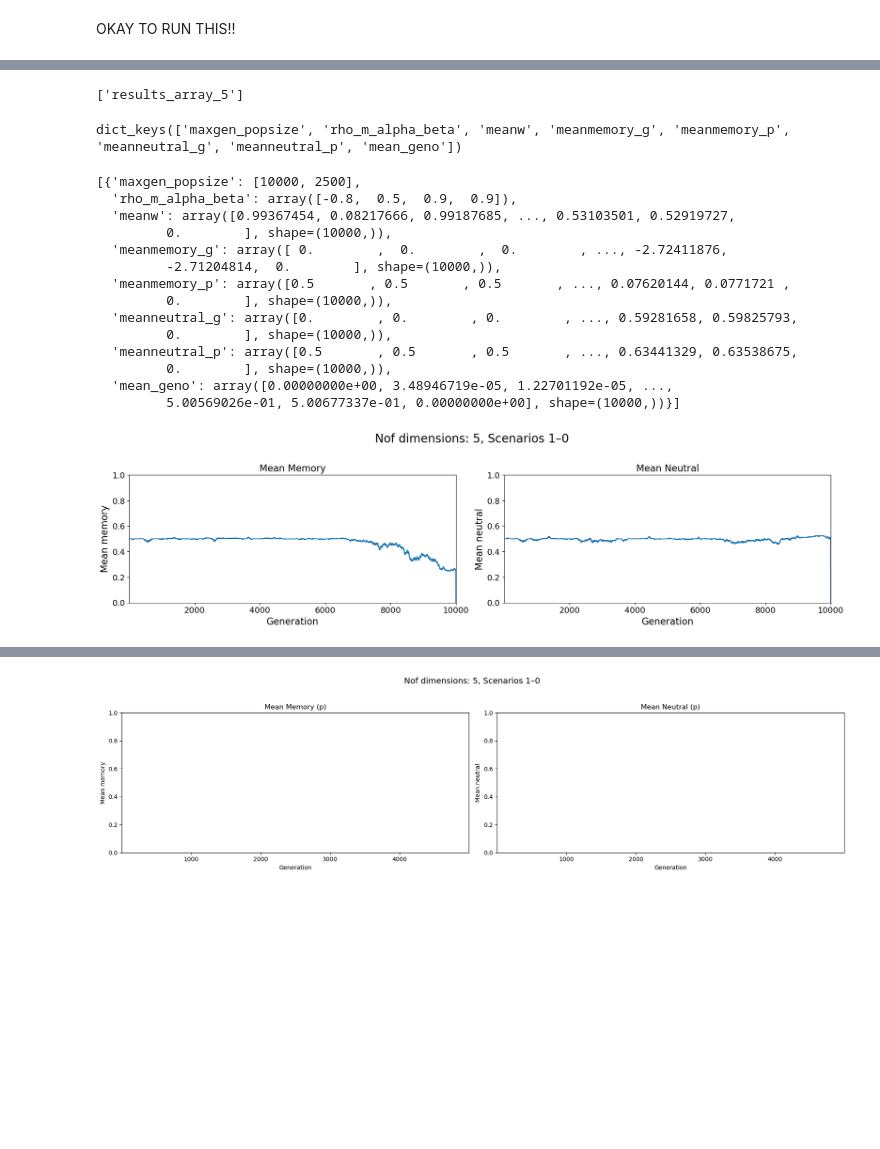
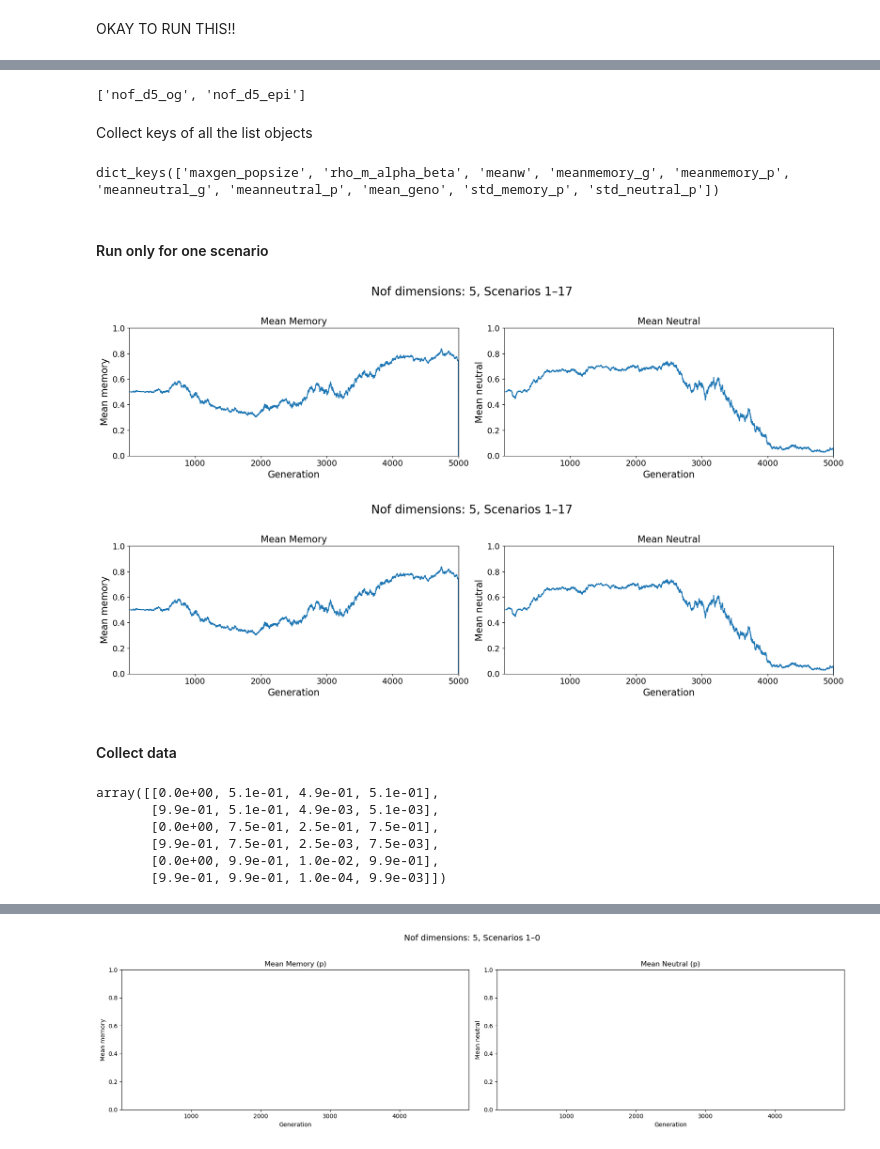
Before and after one commit to Uthara28/Epigenetic-Decay, a Jupyter notebook: Hanna_simu/simulation/interactive_simu_shortergentime.ipynb, the cells around one changed output, grey strips where cells are left out. Saved outputs shown, nothing was run; the diff lists cells and outputs as text; code cells hidden in the pictures; blank space fills up the shorter version.

Commit message:
examine individual simulations + add std to trajectory plots

```diff
--- a/Hanna_simu/simulation/interactive_simu_shortergentime.ipynb
+++ b/Hanna_simu/simulation/interactive_simu_shortergentime.ipynb
@@ -160,7 +172,7 @@ nof_scenarios: 1
 popsize = 2500
 
 # Mutation rates: [epi-memory mutation rate, geno mutation rate]
-mutrate = [0.0001, 0.0001]
+mutrate = [0.001, 0.001]
 
 # Mutation sizes: [epi-memory mutation size, geno mutation size]
 mutsize = [1, 1]
@@ -168,6 +180,8 @@ mutsize = [1, 1]
 epsilon = 0.05 # phenotypic noise
 
 initial_memory = 0
+
+results_array = {}  ### DONT FORGET TO RUN BEFORE NEW PARAM CONDITIONS
 # %% [markdown]
  mutrate = [0.0001, 0.0001] seems to produce mutation sizes that are good enouhgh for for attaining high values and not fluctuating a lot because of too much highness
 # %%
@@ -177,5 +191,6 @@ mutrate[0]*mutsize[0]
+# %%
+onlygen = False
 # %%
-results_array = {}  ### DONT FORGET TO RUN BEFORE NEW PARAM CONDITIONS
 
 # Number of dimensions (can be 1 or more)
 nof_dimensions = 5
@@ -192,14 +207,18 @@ if __name__ == '__main__':
 
     # Create all combinations of sigma_mut and sigma_alpha
     param_grid = [
-        (scenario, popsize, maxgen, dims, N, mutsize, mutrate, epsilon, nof_dimensions, False) #only genetics can either be True or false
+        (scenario, popsize, maxgen, dims, N, mutsize, mutrate, epsilon, nof_dimensions, onlygen) #only genetics can either be True or false
         for _, scenario in enumerate(clean_data_env) #where each row corresponds to one scenario
     ]
 
     num_cpus = 6
 
     with concurrent.futures.ProcessPoolExecutor(num_cpus) as executor:
-        name = f'results_array_{nof_dimensions}'
+        if onlygen:
+            name = f'nof_d{nof_dimensions}_og'
+        else:
+            name =f'nof_d{nof_dimensions}_epi'
+
         results_array[name] = list(executor.map(run_simulation, param_grid))
 print(N.shape)
 # %% [output]
@@ -285,28 +278,13 @@ results_array
 # %%
-sorted_epi_keys = sorted(results_array.keys(), key=lambda x: int(re.findall(r'\d+', x)[0]))
-sorted_epi_keys
+sorted_keys = sorted(results_array.keys(), key=lambda x: int(re.findall(r'\d+', x)[0]))
+sorted_keys
 # %% [output]
-['results_array_5']
+['nof_d5_og', 'nof_d5_epi']
+# %% [markdown]
+Collect keys of all the list objects
 # %%
 # Get all keys
-keys = results_array[sorted_epi_keys[0]][0].keys()
+keys = results_array[sorted_keys[0]][0].keys()
 keys
 # %% [output]
-dict_keys(['maxgen_popsize', 'rho_m_alpha_beta', 'meanw', 'meanmemory_g', 'meanmemory_p', 'meanneutral_g', 'meanneutral_p', 'mean_geno'])
+dict_keys(['maxgen_popsize', 'rho_m_alpha_beta', 'meanw', 'meanmemory_g', 'meanmemory_p', 'meanneutral_g', 'meanneutral_p', 'mean_geno', 'std_memory_p', 'std_neutral_p'])
-# %%
-results_array['results_array_5']
-# %% [output]
-[{'maxgen_popsize': [10000, 2500],
-  'rho_m_alpha_beta': array([-0.8,  0.5,  0.9,  0.9]),
-  'meanw': array([0.99367454, 0.08217666, 0.99187685, ..., 0.53103501, 0.52919727,
-         0.        ], shape=(10000,)),
-  'meanmemory_g': array([ 0.        ,  0.        ,  0.        , ..., -2.72411876,
-         -2.71204814,  0.        ], shape=(10000,)),
-  'meanmemory_p': array([0.5       , 0.5       , 0.5       , ..., 0.07620144, 0.0771721 ,
-         0.        ], shape=(10000,)),
-  'meanneutral_g': array([0.        , 0.        , 0.        , ..., 0.59281658, 0.59825793,
-         0.        ], shape=(10000,)),
-  'meanneutral_p': array([0.5       , 0.5       , 0.5       , ..., 0.63441329, 0.63538675,
-         0.        ], shape=(10000,)),
-  'mean_geno': array([0.00000000e+00, 3.48946719e-05, 1.22701192e-05, ...,
-         5.00569026e-01, 5.00677337e-01, 0.00000000e+00], shape=(10000,))}]
@@ -313,3 +300,5 @@ results_array['results_array_5']
+# %% [markdown]
+#### Run only for one scenario
 # %%
 start = 1
 concatenated_results = {}
@@ -318,42 +307,45 @@ for array in sorted_epi_keys:
     nof_dims = re.findall(r'\d+', array)[0]
 
     # Extract variables
-    data = results_array['results_array_5'][0]
+    data = results_array[sorted_epi_keys[0]][0]
 
     meanmemory_p = data['meanmemory_p']
     meanneutral_p = data['meanneutral_p']
-
-
+    stdmemory_p = data['std_memory_p']
+    stdneutral_p = data['std_neutral_p']
 
     maxgen = meanmemory_p.shape[0]
 
     # Create figure once (outside loop)
     fig, ax = plt.subplots(1, 2, figsize=(18, 5), sharex=True)
 
 
     # Left plot: mean memory
     ax[0].plot(meanmemory_p)
 
     # Right plot: mean neutral
     ax[1].plot(meanneutral_p)
 
     # Add labels, limits, and legends once
     ax[0].set_title("Mean Memory", fontsize =16)
     ax[0].set_ylabel("Mean memory", fontsize =16)
     ax[0].set_xlabel("Generation", fontsize =16)
     ax[0].set_xlim(1, maxgen)
     ax[0].set_ylim(0, 1)
 
     ax[1].set_title("Mean Neutral", fontsize =16)
     ax[1].set_ylabel("Mean neutral", fontsize =16)
     ax[1].set_xlabel("Generation", fontsize =16)
     ax[1].set_xlim(1, maxgen)
     ax[1].set_ylim(0, 1)
     ax[0].tick_params(axis='both', labelsize=14)
     ax[1].tick_params(axis='both', labelsize=14)
 
     fig.suptitle(f"Nof dimensions: {nof_dims}, Scenarios {start}–{nof_scenarios - 1}", fontsize=20)
     plt.tight_layout(rect=[0, 0.03, 1, 0.95])
     plt.show()
 # %% [output]
-[figure, old version]
+[figure, new version]
+[figure, added]
+# %% [markdown]
+#### Collect data
@@ -359,0 +365,9 @@ for array in sorted_epi_keys:
+# %%
+concatenated_results_epi['rho_m_alpha_beta']
+# %% [output]
+array([[0.0e+00, 5.1e-01, 4.9e-01, 5.1e-01],
+       [9.9e-01, 5.1e-01, 4.9e-03, 5.1e-03],
+       [0.0e+00, 7.5e-01, 2.5e-01, 7.5e-01],
+       [9.9e-01, 7.5e-01, 2.5e-03, 7.5e-03],
+       [0.0e+00, 9.9e-01, 1.0e-02, 9.9e-01],
+       [9.9e-01, 9.9e-01, 1.0e-04, 9.9e-03]])
```
Also changed, not shown: parts of 28 cells of this notebook, 4 other files.
